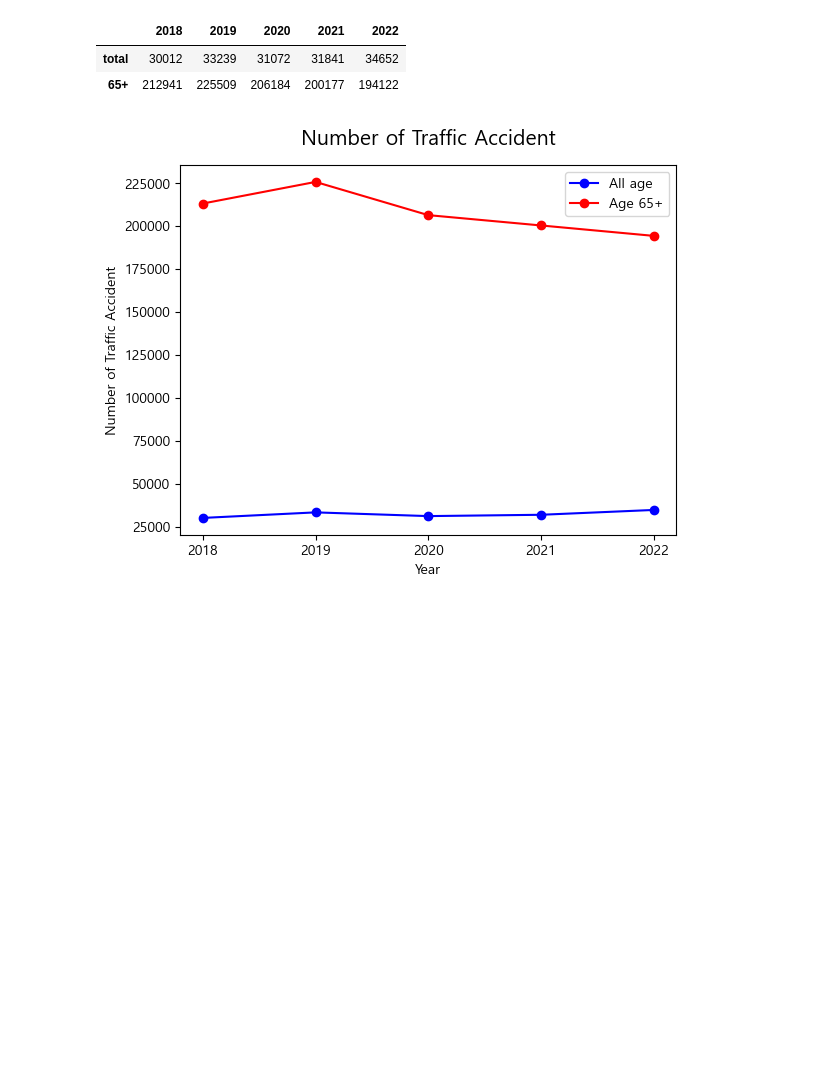
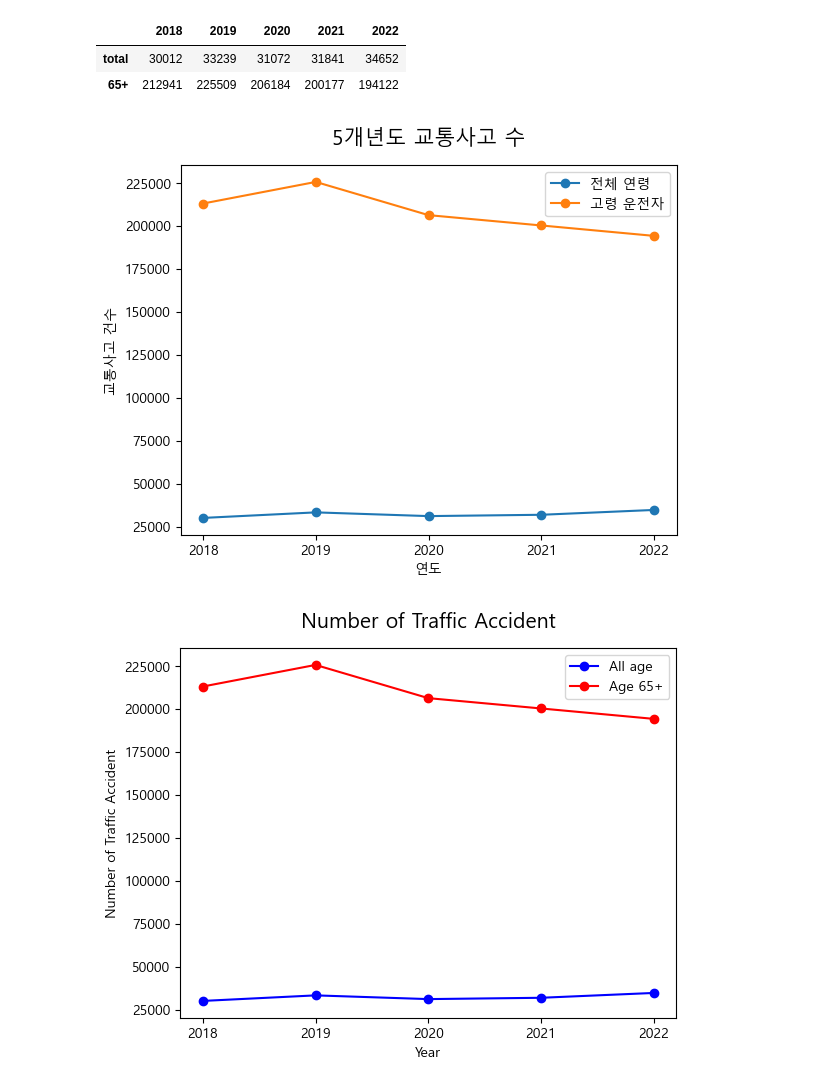
Before and after one commit to hkle2/Elderly_driver_traffic_accident_project, a Jupyter notebook: Code/traffic_accident_5_v2.ipynb, the cells around one changed output. Saved outputs shown, nothing was run; the diff lists cells and outputs as text; code cells hidden in the pictures; blank space fills up the shorter version.

```diff
--- a/Code/traffic_accident_5_v2.ipynb
+++ b/Code/traffic_accident_5_v2.ipynb
@@ -48,6 +48,17 @@ traffic_accident_df
 |  | 2018 | 2019 | 2020 | 2021 | 2022 |
 | total | 30012 | 33239 | 31072 | 31841 | 34652 |
 | 65+ | 212941 | 225509 | 206184 | 200177 | 194122 |
+# %%
+plt.title("5개년도 교통사고 수", size=15, pad=15)
+plt.xlabel("연도")
+plt.ylabel("교통사고 건수")
+
+plt.plot(traffic_accident_df.loc["total"], marker="o", label="전체 연령")
+plt.plot(traffic_accident_df.loc["65+"], marker="o", label="고령 운전자")
+plt.legend(loc="best")
+plt.savefig("./result/traffic_accident_v3.png", bbox_inches="tight")
+# %% [output]
+[figure, added]
 # %%
 plt.title("Number of Traffic Accident", size=15, pad=15)
 plt.xlabel("Year")
```
Also changed, not shown: 18 other files.
